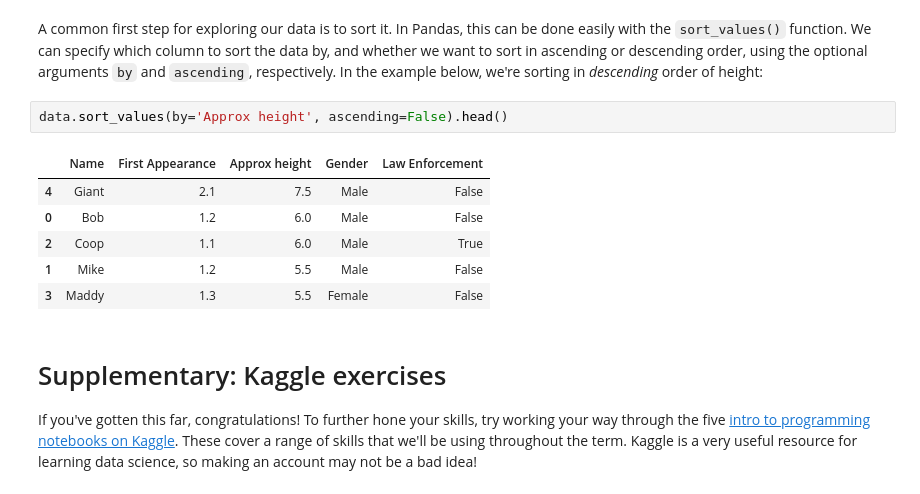
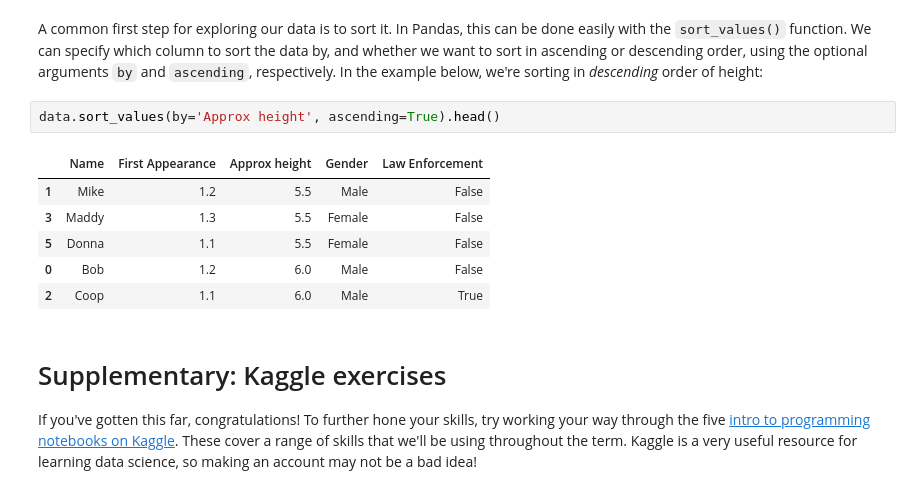
Before and after one commit to elspethcn/QM2, a Jupyter notebook: notebooks/W01. Python Recap.ipynb, the cells around one changed output. Cells and saved outputs as stored; diff of their text form.

```diff
--- a/notebooks/W01. Python Recap.ipynb
+++ b/notebooks/W01. Python Recap.ipynb
@@ -209,14 +231,14 @@ What we've done here is read in a .csv file into a dataframe, the object pandas
 # %% [markdown]
 A common first step for exploring our data is to sort it. In Pandas, this can be done easily with the `sort_values()` function. We can specify which column to sort the data by, and whether we want to sort in ascending or descending order, using the optional arguments `by` and `ascending`, respectively. In the example below, we're sorting in *descending* order of height:
 # %%
-data.sort_values(by='Approx height', ascending=False).head()
+data.sort_values(by='Approx height', ascending=True).head()
 # %% [output]
 |  | Name | First Appearance | Approx height | Gender | Law Enforcement |
-| 4 | Giant | 2.1 | 7.5 | Male | False |
+| 1 | Mike | 1.2 | 5.5 | Male | False |
+| 3 | Maddy | 1.3 | 5.5 | Female | False |
+| 5 | Donna | 1.1 | 5.5 | Female | False |
 | 0 | Bob | 1.2 | 6.0 | Male | False |
 | 2 | Coop | 1.1 | 6.0 | Male | True |
-| 1 | Mike | 1.2 | 5.5 | Male | False |
-| 3 | Maddy | 1.3 | 5.5 | Female | False |
 # %% [markdown]
 # Supplementary: Kaggle exercises
 
```
Also changed, not shown: parts of 10 cells of this notebook.
